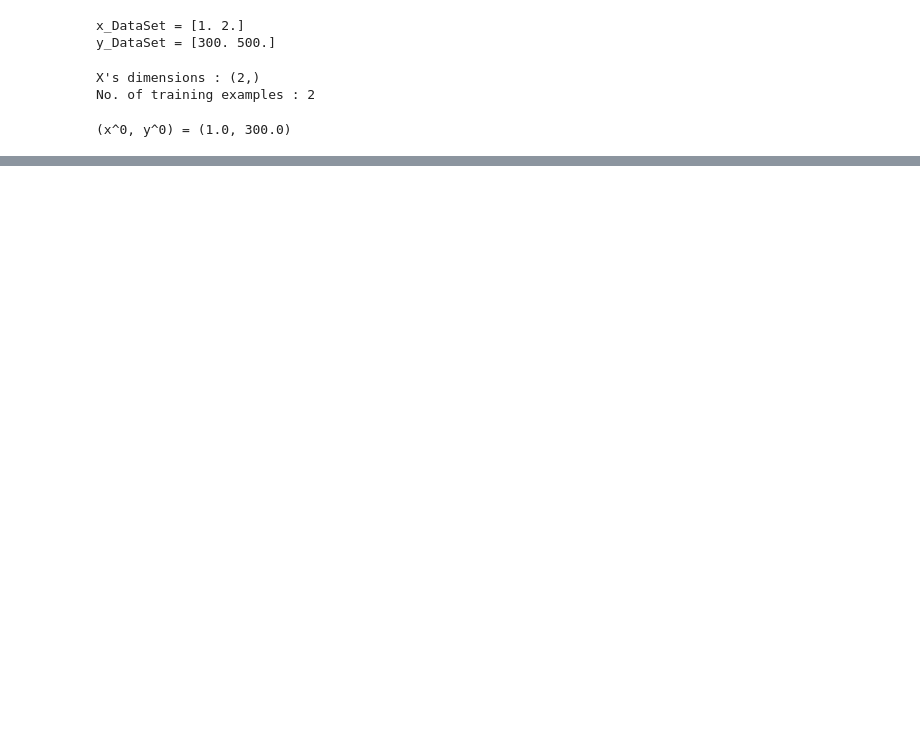
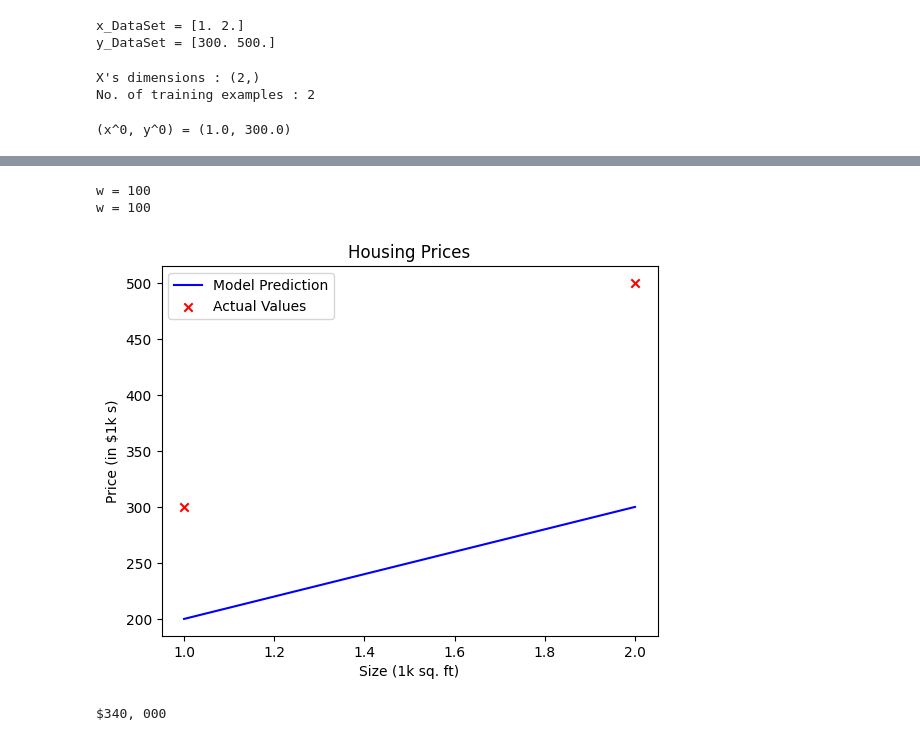
Before and after one commit to cyberpsychofc/ML_Basics, a Jupyter notebook: LinearReg.ipynb, the cells around one changed output, grey strips where cells are left out. Saved outputs shown, nothing was run; the diff lists cells and outputs as text; code cells hidden in the pictures; blank space fills up the shorter version.

Commit message:
Model Representation

```diff
--- a/LinearReg.ipynb
+++ b/LinearReg.ipynb
@@ -28,0 +38,40 @@ print(f"(x^{i}, y^{i}) = ({x_i}, {y_i})")
+# %%
+#Model funciton
+w = 100
+b = 100
+print(f"w = {w}")
+print(f"w = {b}")
+# %% [output]
+w = 100
+w = 100
+# %%
+def compute_model_output(x, w, b):
+  m = x.shape[0]
+  f_wb  = np.zeros(m)
+  for i in range(m):
+    f_wb[i] = w * x[i] + b
+  return f_wb
+# %%
+tmp_f_wb = compute_model_output(x_ds, w, b)
+
+plt.plot(x_ds, tmp_f_wb, c = 'b', label='Model Prediction')
+plt.scatter(x_ds, y_ds, marker='x',c= 'r',label='Actual Values')
+
+plt.title("Housing Prices")
+
+plt.ylabel("Price (in $1k s)")
+plt.xlabel("Size (1k sq. ft)")
+plt.legend()
+plt.show()
+# %% [output]
+[figure, added]
+# %%
+#Experimenting other values of w & b
+w = 200
+b = 100
+
+x_i = 1.2
+cost = w * x_i + b
+print(f"${cost:.0f}, 000")
+# %% [output]
+$340, 000
```
Also changed, not shown: parts of 1 cell of this notebook.
